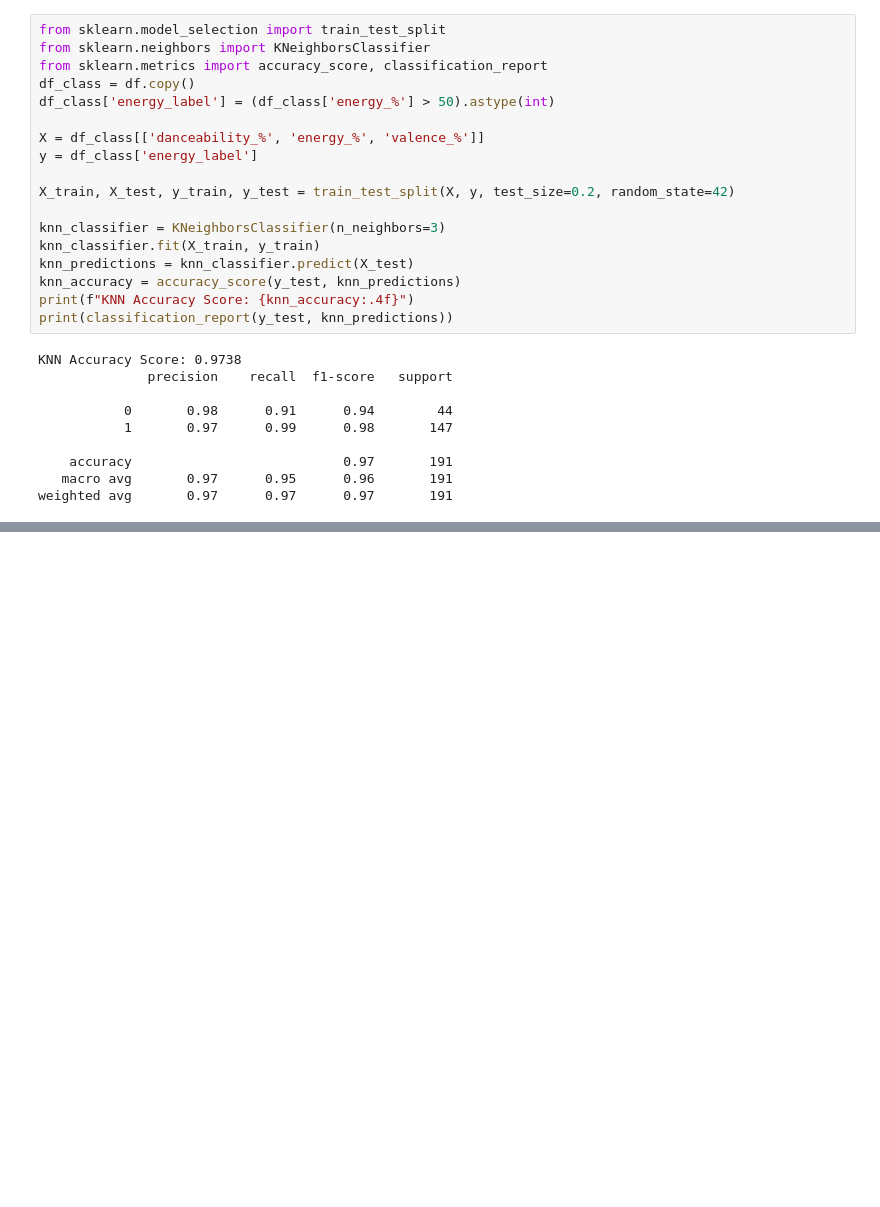
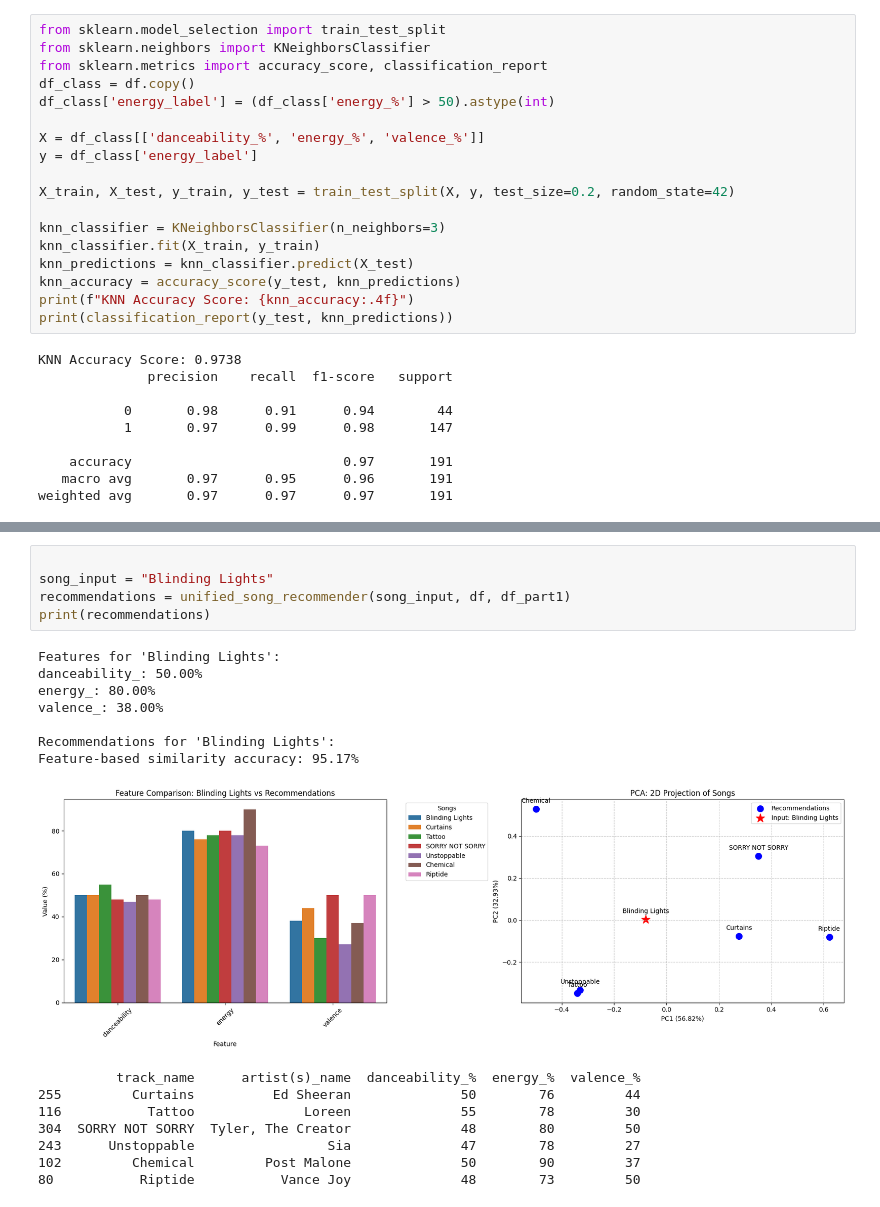
Before and after one commit to Tusharprabhu/Song_recommendationKNN, a Jupyter notebook: newDataset.ipynb, the cells around one changed output, grey strips where cells are left out. Cells and saved outputs as stored; diff of their text form; blank space fills up the shorter version.

```diff
--- a/newDataset.ipynb
+++ b/newDataset.ipynb
@@ -404,0 +497,21 @@ weighted avg       0.97      0.97      0.97       191
+# %%
+
+song_input = "Blinding Lights"
+recommendations = unified_song_recommender(song_input, df, df_part1)
+print(recommendations)
+# %% [output]
+Features for 'Blinding Lights':
+danceability_: 50.00%
+energy_: 80.00%
+valence_: 38.00%
+
+Recommendations for 'Blinding Lights':
+Feature-based similarity accuracy: 95.17%
+[figure, added]
+          track_name      artist(s)_name  danceability_%  energy_%  valence_%
+255         Curtains          Ed Sheeran              50        76         44
+116           Tattoo              Loreen              55        78         30
+304  SORRY NOT SORRY  Tyler, The Creator              48        80         50
+243      Unstoppable                 Sia              47        78         27
+102         Chemical         Post Malone              50        90         37
+80           Riptide           Vance Joy              48        73         50
```
Also changed, not shown: parts of 7 cells of this notebook.
